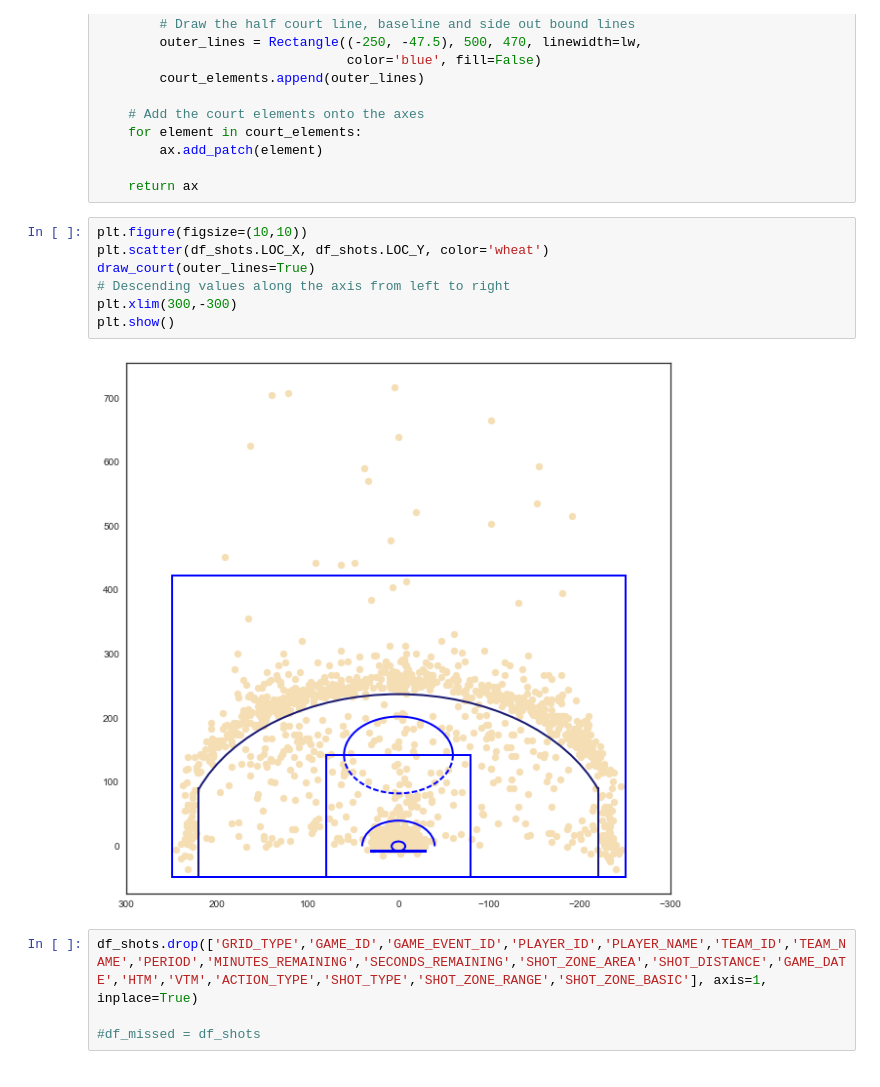
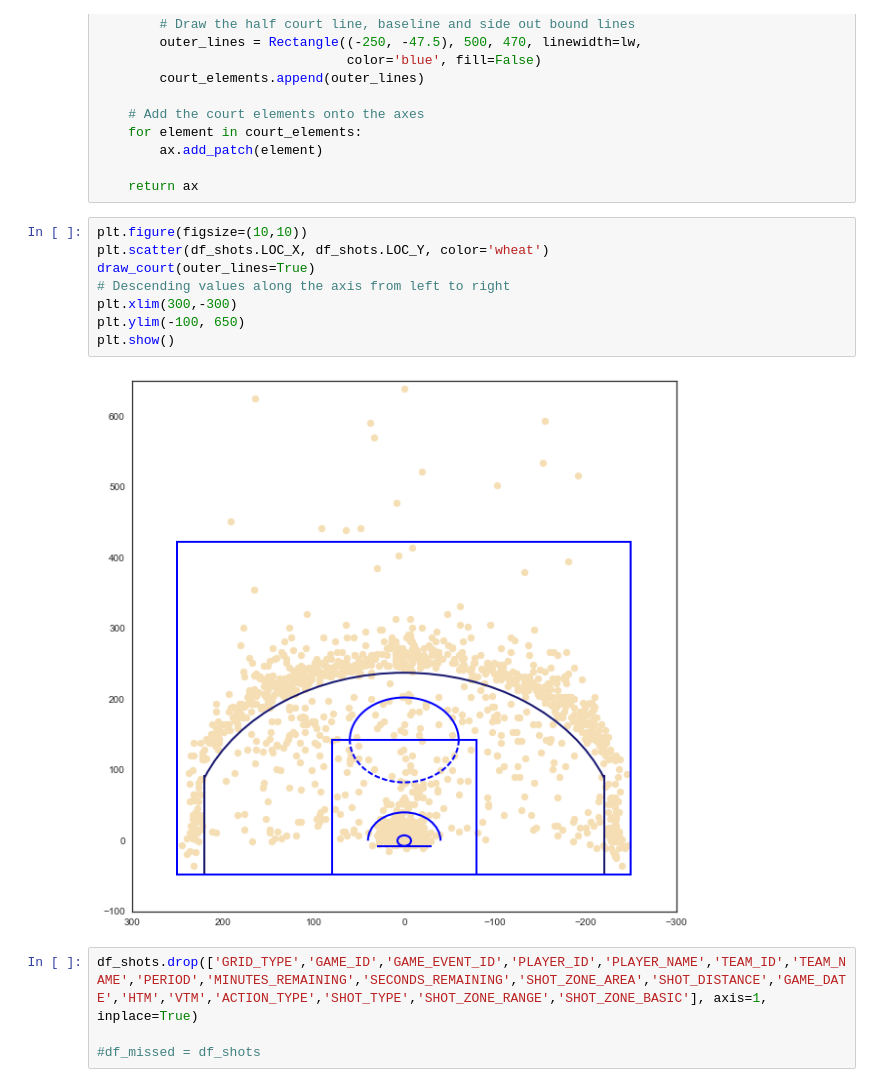
Before and after one commit to TomDonoghue/Pr_065, a Jupyter notebook: FInalProject.ipynb, the cells around one changed output. Saved outputs shown, nothing was run; the diff lists cells and outputs as text.

```diff
--- a/FInalProject.ipynb
+++ b/FInalProject.ipynb
@@ -103,12 +113,13 @@ def draw_court(ax=None, color='#191970', lw=2, outer_lines=False):
 # %%
 plt.figure(figsize=(10,10))
 plt.scatter(df_shots.LOC_X, df_shots.LOC_Y, color='wheat')
 draw_court(outer_lines=True)
 # Descending values along the axis from left to right
 plt.xlim(300,-300)
+plt.ylim(-100, 650)
 plt.show()
 # %% [output]
-[figure, old version]
+[figure, new version]
 # %%
 df_shots.drop(['GRID_TYPE','GAME_ID','GAME_EVENT_ID','PLAYER_ID','PLAYER_NAME','TEAM_ID','TEAM_NAME','PERIOD','MINUTES_REMAINING','SECONDS_REMAINING','SHOT_ZONE_AREA','SHOT_DISTANCE','GAME_DATE','HTM','VTM','ACTION_TYPE','SHOT_TYPE','SHOT_ZONE_RANGE','SHOT_ZONE_BASIC'], axis=1, inplace=True)
 
```
Also changed, not shown: parts of 5 cells of this notebook.
